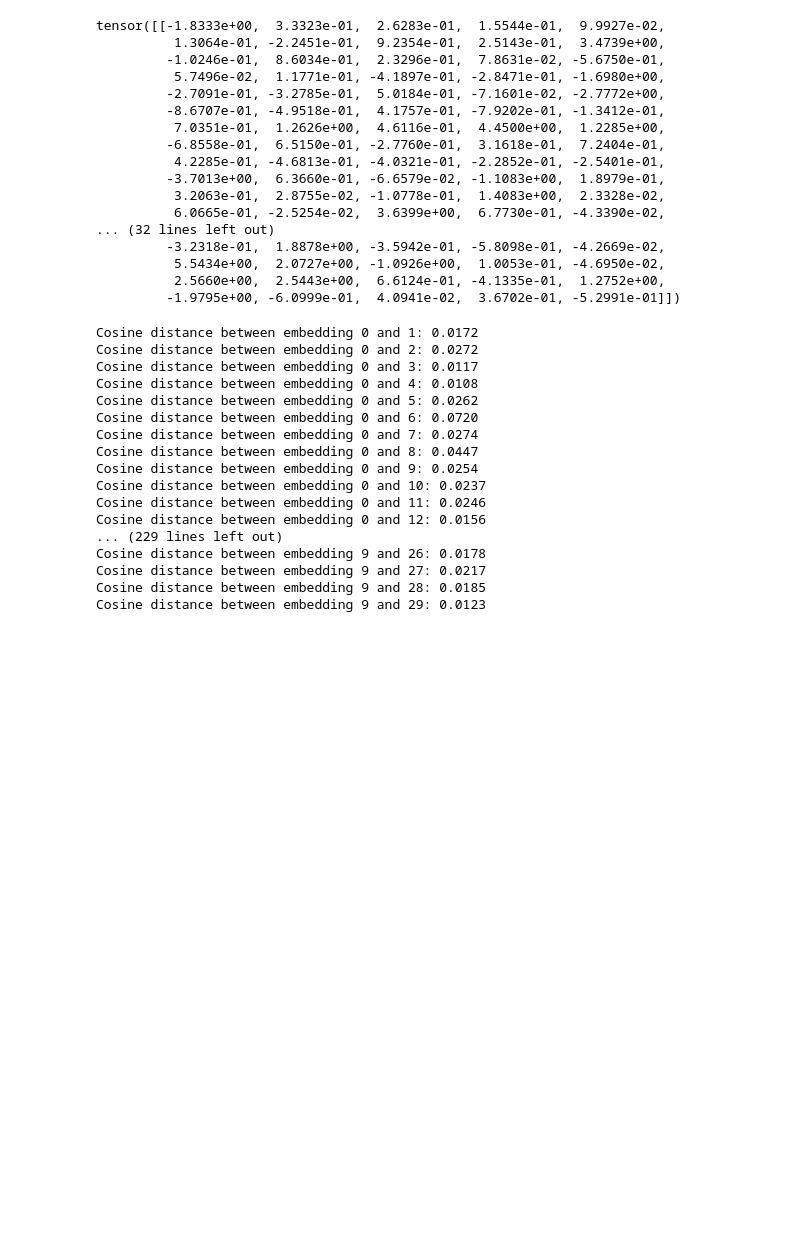
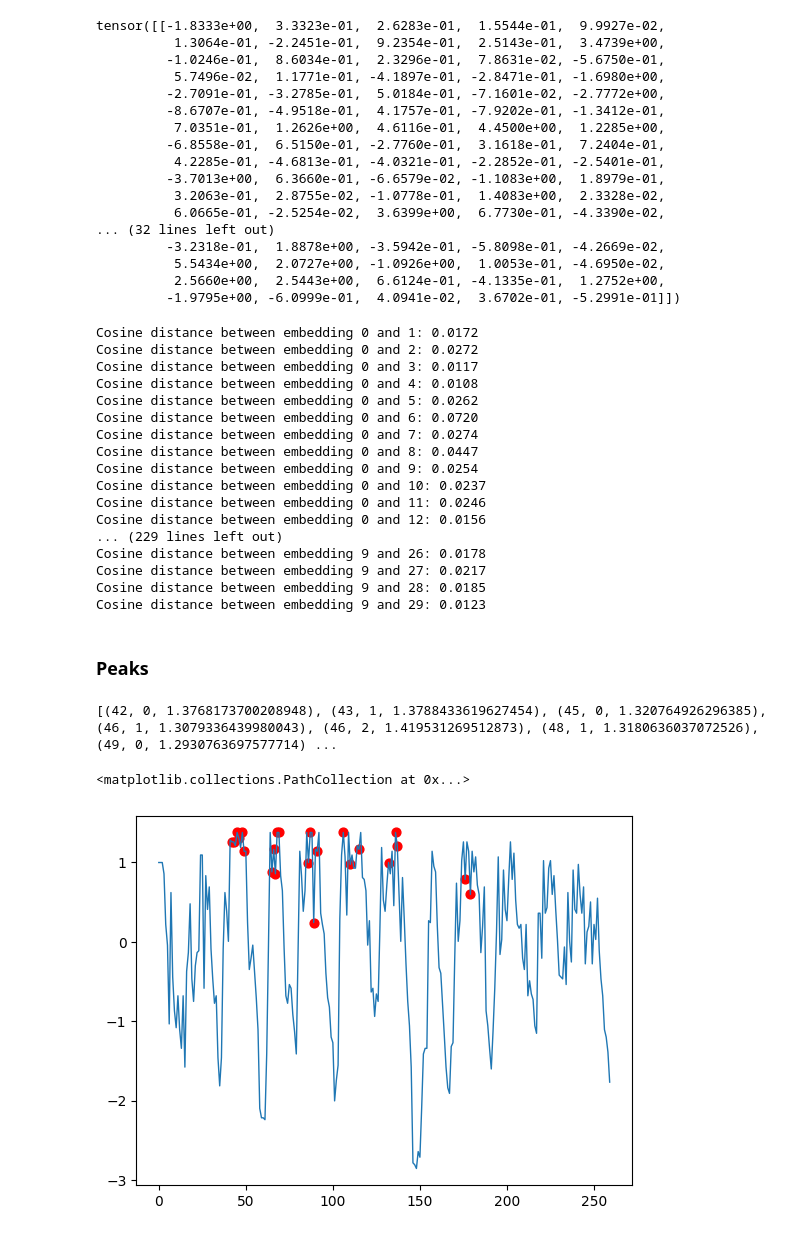
Before and after one commit to luisaforozco/exploration_gw_time_series, a Jupyter notebook: notebooks/methods_exploration.ipynb, the cells around one changed output. Drawn from its saved outputs; the diff is of its cells as text; code cells hidden in the pictures; blank space fills up the shorter version.

```diff
--- a/notebooks/methods_exploration.ipynb
+++ b/notebooks/methods_exploration.ipynb
@@ -591,6 +313,5 @@ s1_t = torch.tensor(s1, dtype=torch.float)
 # %%
 win = 512 # context, not sure yet if this is fixed for the model trained or if we can configure it.
-series = {'s1': s1, 's2': s2, 's3': s3, 's4': s4}
 mini_series = []
 
 for name, arr in series.items():
@@ -667,3 +388,5 @@ Cosine distance between embedding 9 and 26: 0.0178
 Cosine distance between embedding 9 and 27: 0.0217
 Cosine distance between embedding 9 and 28: 0.0185
 Cosine distance between embedding 9 and 29: 0.0123
+# %% [markdown]
+### Peaks
@@ -669,0 +452,15 @@ Cosine distance between embedding 9 and 29: 0.0123
+# %%
+peaks = find_time_peaks(series['s1'], smooth_windows=(5,7,15), prominence=0.05, top_k_per_scale=10)
+# %% [output]
+[(42, 0, 1.3768173700208948), (43, 1, 1.3788433619627454), (45, 0, 1.320764926296385), (46, 1, 1.3079336439980043), (46, 2, 1.419531269512873), (48, 1, 1.3180636037072526), (49, 0, 1.2930763697577714) ...
+# %%
+df_peaks = pd.DataFrame(peaks, columns=['idx', 'scale', 'val']).astype({'idx': int, 'scale': int, 'val': float})
+df_peaks = df_peaks.groupby('idx', as_index=False).agg({'val': 'max', 'scale': 'first'})
+idxs = df_peaks['idx'].values
+peak_vals = series['s1'][idxs]
+# %%
+plt.plot(series['s1'], '-', lw=1, label='signal (samples)')
+plt.scatter(idxs, peak_vals, c='red', s=40, label='detected peaks')
+# %% [output]
+<matplotlib.collections.PathCollection at 0x...>
+[figure, added]
```
Also changed, not shown: parts of 36 cells of this notebook, 3 other files.
